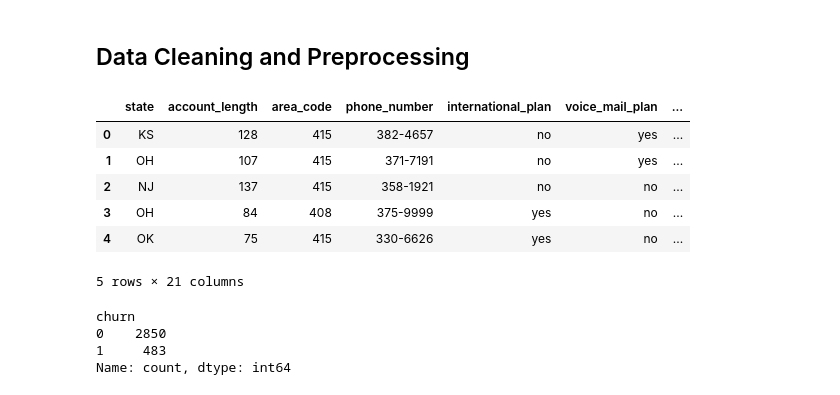
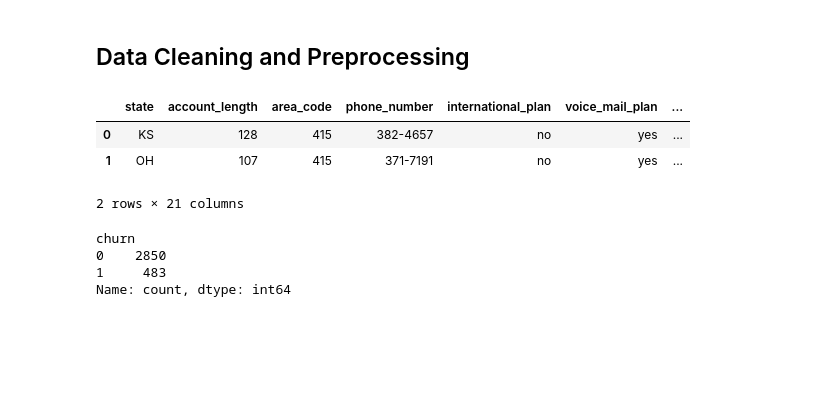
Before and after one commit to waruhiuuu/phase-3-individual-project, a Jupyter notebook: SyriaTel Customer Churn.ipynb, the cells around one changed output. Saved outputs shown, nothing was run; the diff lists cells and outputs as text; code cells hidden in the pictures; blank space fills up the shorter version.

```diff
--- a/SyriaTel Customer Churn.ipynb
+++ b/SyriaTel Customer Churn.ipynb
@@ -76,6 +76,9 @@ from xgboost import XGBClassifier
 
 import warnings
 warnings.simplefilter(action='ignore', category=FutureWarning)
+# %%
+pd.set_option('display.max_rows', 1000) #change the amount of rows displayed
+plt.style.use('fivethirtyeight')
 # %% [markdown]
 ## Reading the file
 # %%
@@ -202,15 +205,12 @@ The Churn Rate is 14.491449144914492 %
 ## Data Cleaning and Preprocessing
 # %%
 test_df = df.copy()
-test_df.head()        #Checking the copy is accurate
+test_df.head(2)        #Checking the copy is accurate
 # %% [output]
 |  | state | account_length | area_code | phone_number | international_plan | voice_mail_plan | ... |
 | 0 | KS | 128 | 415 | 382-4657 | no | yes | ... |
 | 1 | OH | 107 | 415 | 371-7191 | no | yes | ... |
-| 2 | NJ | 137 | 415 | 358-1921 | no | no | ... |
-| 3 | OH | 84 | 408 | 375-9999 | yes | no | ... |
-| 4 | OK | 75 | 415 | 330-6626 | yes | no | ... |
-5 rows × 21 columns
+2 rows × 21 columns
 # %%
 test_df["churn"] = test_df["churn"].astype(int)
 test_df.churn.value_counts()
```
Also changed, not shown: parts of 32 cells of this notebook.
